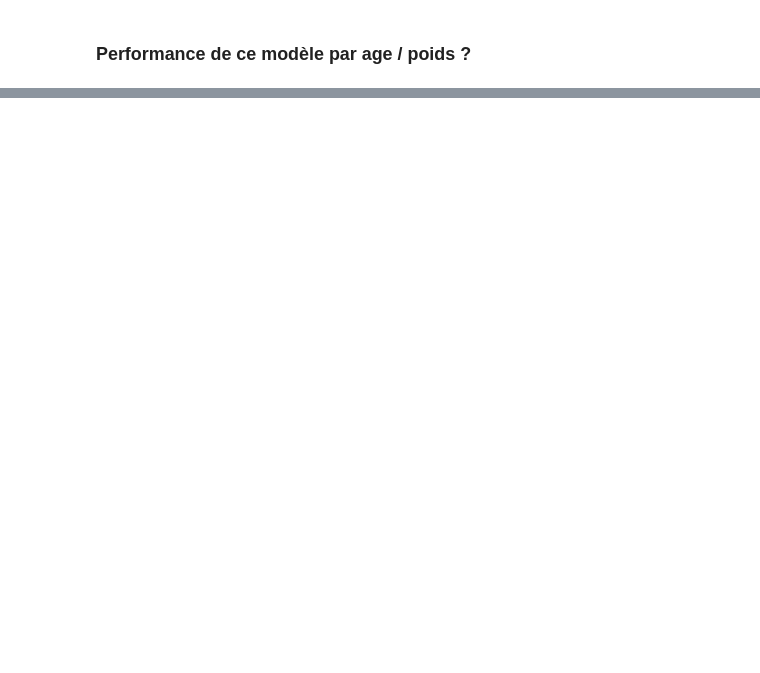
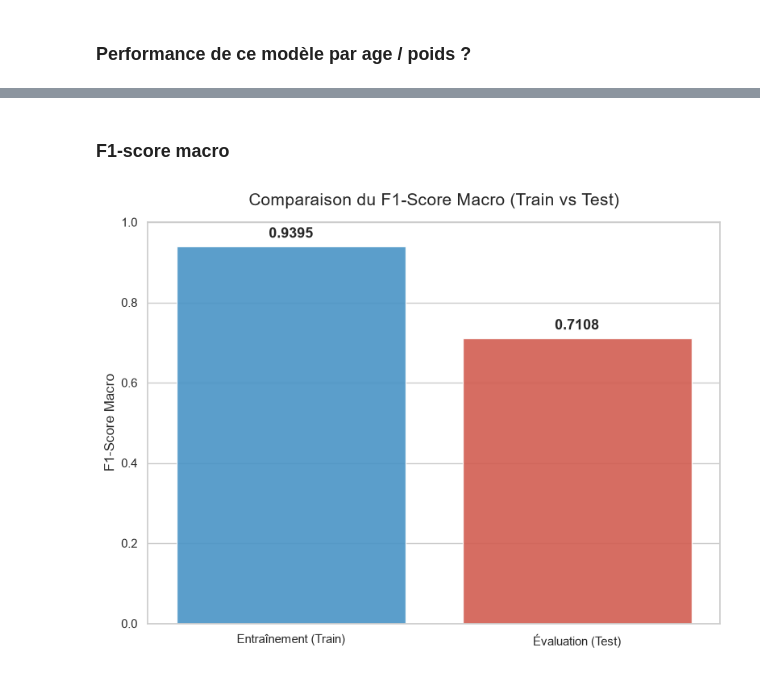
Before and after one commit to aporchet/dog-behavior-analysis, a Jupyter notebook: notebooks/1_baseline_temporal_windows.ipynb, the cells around one changed output, grey strips where cells are left out. Drawn from its saved outputs; the diff is of its cells as text; code cells hidden in the pictures; blank space fills up the shorter version.

```diff
--- a/notebooks/1_baseline_temporal_windows.ipynb
+++ b/notebooks/1_baseline_temporal_windows.ipynb
@@ -626,0 +956,53 @@ interactive(children=(Dropdown(description='Sélectionner :', options={'Chien 16
+# %% [markdown]
+### F1-score macro
+# %%
+# ==========================================
+# CELLULE 7 : Visualisation du F1-Score Macro (Overfitting Check)
+# ==========================================
+from sklearn.metrics import f1_score
+import pandas as pd
+import matplotlib.pyplot as plt
+import seaborn as sns
+
+# 1. Calcul des scores (en utilisant les variables déjà filtrées de la Cellule 6)
+f1_train = f1_score(y_train_true, y_train_pred, average='macro', zero_division=0)
+f1_test = f1_score(y_test_true, y_test_pred, average='macro', zero_division=0)
+
+df_f1 = pd.DataFrame({
+    'Sous-ensemble': ['Entraînement (Train)', 'Évaluation (Test)'],
+    'F1-Score Macro': [f1_train, f1_test]
+})
+
+# 2. Visualisation
+plt.figure(figsize=(8, 6))
+sns.set_theme(style="whitegrid")
+
+# Ajout de hue='Sous-ensemble' et legend=False pour éviter le FutureWarning de Seaborn
+ax = sns.barplot(
+    data=df_f1,
+    x='Sous-ensemble',
+    y='F1-Score Macro',
+    hue='Sous-ensemble',
+    legend=False,
+    palette=['#3498db', '#e74c3c'],
+    alpha=0.9
+)
+
+plt.title("Comparaison du F1-Score Macro (Train vs Test)", fontsize=15, pad=15)
+plt.ylim(0, 1.0) # Le F1-score est compris entre 0 et 1
+plt.ylabel("F1-Score Macro")
+plt.xlabel("")
+
+# Ajout des valeurs exactes sur les barres
+for p in ax.patches:
+    hauteur = p.get_height()
+    if pd.notnull(hauteur) and hauteur > 0:
+        ax.annotate(f"{hauteur:.4f}",
+                    (p.get_x() + p.get_width() / 2., hauteur),
+                    ha='center', va='bottom', fontsize=13, fontweight='bold', xytext=(0, 5),
+                    textcoords='offset points')
+
+plt.tight_layout()
+plt.show()
+# %% [output]
+[figure, added]
```
Also changed, not shown: parts of 9 cells of this notebook, 1 other file.
